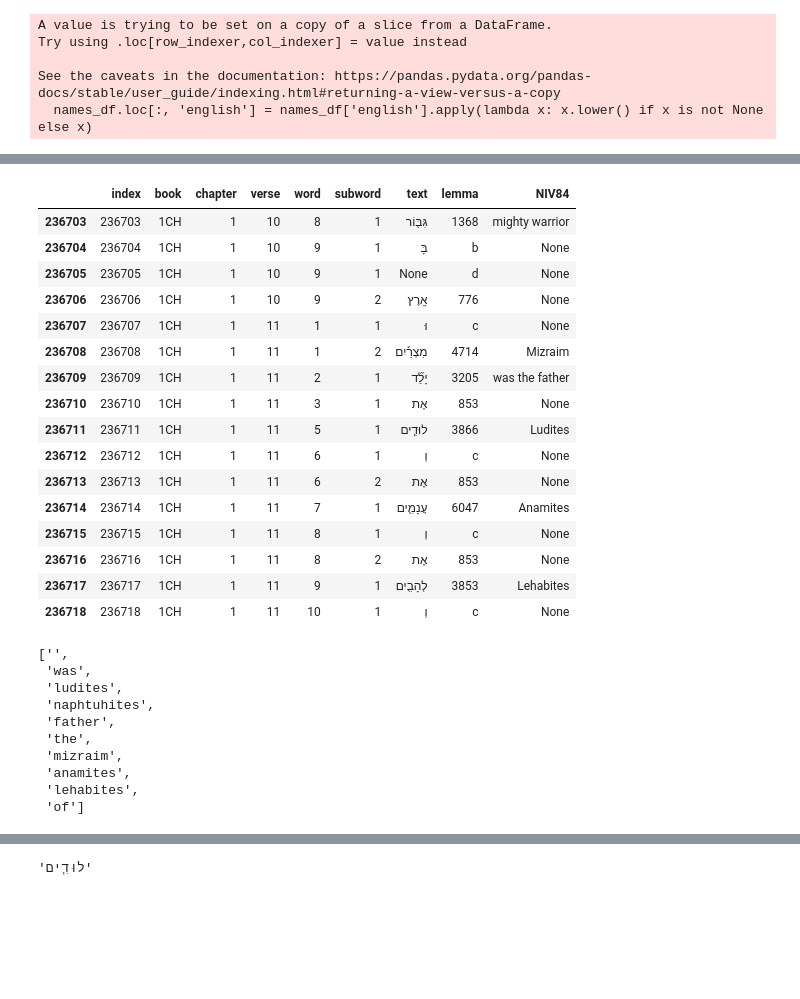
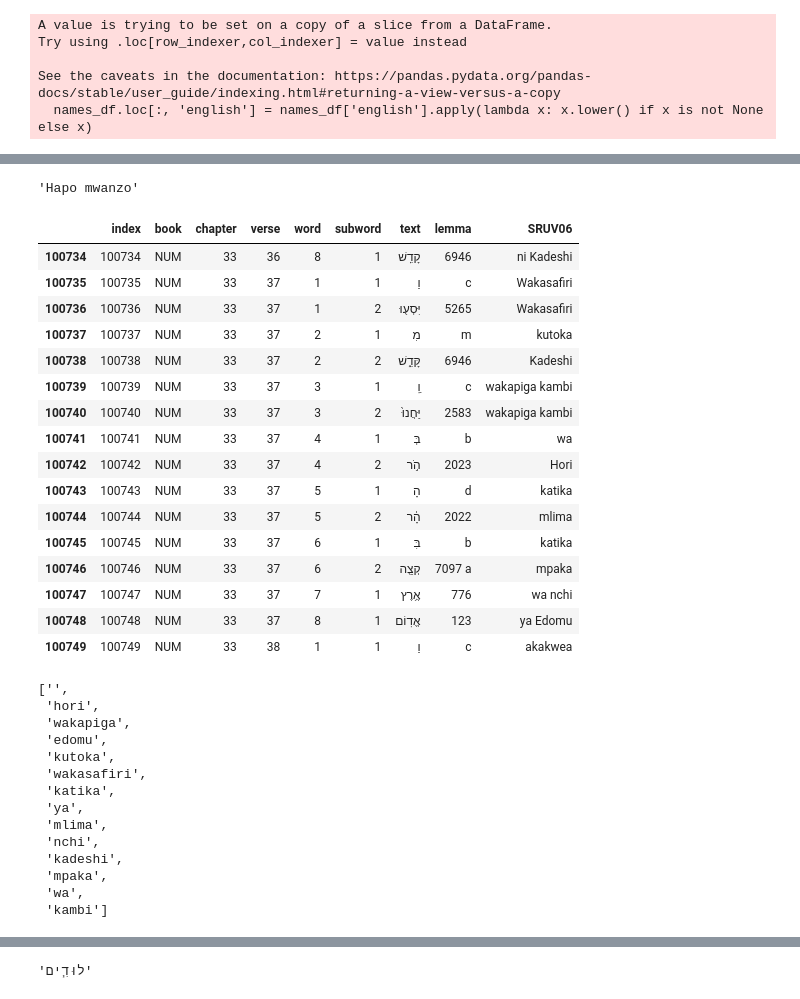
Before and after one commit to sil-ai/aqua-api, a Jupyter notebook: pipelines/scripts/word_alignment/Name alignment test.ipynb, the cells around one changed output, grey strips where cells are left out. Saved outputs shown, nothing was run; the diff lists cells and outputs as text; code cells hidden in the pictures; blank space fills up the shorter version.

```diff
--- a/pipelines/scripts/word_alignment/Name alignment test.ipynb
+++ b/pipelines/scripts/word_alignment/Name alignment test.ipynb
@@ -171,52 +160,62 @@ Counter({True: 19933, False: 970, 'multiple words': 113})
 KeyboardInterrupt:
+# %%
+index = 0
+gold_data.loc[index, gold_data_col]
+# %% [output]
+'Hapo mwanzo'
 # %%
-line = 236711
+line = 100742
 # %%
-gold_data.iloc[line-8: line+8, [0, 1, 2, 3, 4, 5, 10,11, 32]]
+gold_data.iloc[line-8: line+8, [0, 1, 2, 3, 4, 5, 10,11, 38
+                               ]]
 # %% [output]
-|  | index | book | chapter | verse | word | subword | text | lemma | NIV84 |
-| 236703 | 236703 | 1CH | 1 | 10 | 8 | 1 | גִּבּ֖וֹר | 1368 | mighty warrior |
-| 236704 | 236704 | 1CH | 1 | 10 | 9 | 1 | בָּ | b | None |
-| 236705 | 236705 | 1CH | 1 | 10 | 9 | 1 | None | d | None |
-| 236706 | 236706 | 1CH | 1 | 10 | 9 | 2 | אָֽרֶץ | 776 | None |
-| 236707 | 236707 | 1CH | 1 | 11 | 1 | 1 | וּ | c | None |
-| 236708 | 236708 | 1CH | 1 | 11 | 1 | 2 | מִצְרַ֡יִם | 4714 | Mizraim |
-| 236709 | 236709 | 1CH | 1 | 11 | 2 | 1 | יָלַ֞ד | 3205 | was the father |
-| 236710 | 236710 | 1CH | 1 | 11 | 3 | 1 | אֶת | 853 | None |
-| 236711 | 236711 | 1CH | 1 | 11 | 5 | 1 | לוּדִ֧ים | 3866 | Ludites |
-| 236712 | 236712 | 1CH | 1 | 11 | 6 | 1 | וְ | c | None |
-| 236713 | 236713 | 1CH | 1 | 11 | 6 | 2 | אֶת | 853 | None |
-| 236714 | 236714 | 1CH | 1 | 11 | 7 | 1 | עֲנָמִ֛ים | 6047 | Anamites |
-| 236715 | 236715 | 1CH | 1 | 11 | 8 | 1 | וְ | c | None |
-| 236716 | 236716 | 1CH | 1 | 11 | 8 | 2 | אֶת | 853 | None |
-| 236717 | 236717 | 1CH | 1 | 11 | 9 | 1 | לְהָבִ֖ים | 3853 | Lehabites |
-| 236718 | 236718 | 1CH | 1 | 11 | 10 | 1 | וְ | c | None |
+|  | index | book | chapter | verse | word | subword | text | lemma | SRUV06 |
+| 100734 | 100734 | NUM | 33 | 36 | 8 | 1 | קָדֵֽשׁ | 6946 | ni Kadeshi |
+| 100735 | 100735 | NUM | 33 | 37 | 1 | 1 | וַ | c | Wakasafiri |
+| 100736 | 100736 | NUM | 33 | 37 | 1 | 2 | יִּסְע֖וּ | 5265 | Wakasafiri |
+| 100737 | 100737 | NUM | 33 | 37 | 2 | 1 | מִ | m | kutoka |
+| 100738 | 100738 | NUM | 33 | 37 | 2 | 2 | קָּדֵ֑שׁ | 6946 | Kadeshi |
+| 100739 | 100739 | NUM | 33 | 37 | 3 | 1 | וַֽ | c | wakapiga kambi |
+| 100740 | 100740 | NUM | 33 | 37 | 3 | 2 | יַּחֲנוּ֙ | 2583 | wakapiga kambi |
+| 100741 | 100741 | NUM | 33 | 37 | 4 | 1 | בְּ | b | wa |
+| 100742 | 100742 | NUM | 33 | 37 | 4 | 2 | הֹ֣ר | 2023 | Hori |
+| 100743 | 100743 | NUM | 33 | 37 | 5 | 1 | הָ | d | katika |
+| 100744 | 100744 | NUM | 33 | 37 | 5 | 2 | הָ֔ר | 2022 | mlima |
+| 100745 | 100745 | NUM | 33 | 37 | 6 | 1 | בִּ | b | katika |
+| 100746 | 100746 | NUM | 33 | 37 | 6 | 2 | קְצֵ֖ה | 7097 a | mpaka |
+| 100747 | 100747 | NUM | 33 | 37 | 7 | 1 | אֶ֥רֶץ | 776 | wa nchi |
+| 100748 | 100748 | NUM | 33 | 37 | 8 | 1 | אֱדֽוֹם | 123 | ya Edomu |
+| 100749 | 100749 | NUM | 33 | 38 | 1 | 1 | וַ | c | akakwea |
 # %%
-word = bible_df.loc[line, ['text']].values[0]
+word = bible_df.loc[line, ['text']].values[0][0]
 hebrew_source_normalized = normalize_word(word)
-book = bible_df.loc[line, ['book']].values[0]
-chapter = bible_df.loc[line, ['chapter']].values[0]
-verse = bible_df.loc[line, ['verse']].values[0]
+book = bible_df.loc[line, ['book']].values[0][0]
+chapter = bible_df.loc[line, ['chapter']].values[0][0]
+verse = bible_df.loc[line, ['verse']].values[0][0]
 ref = f'{book} {chapter}:{verse}\n'
 vref_index = vref_data.index(ref)
 
 def normalize_word(word):
     return re.sub("[^\w\s]", "", word.lower()) if word else ''
 
-candidate_words = set(NIV84_df.loc[vref_index, 'words']) if vref_index in NIV84_df.index else set([])
+candidate_words = set(ref_trans_df.loc[vref_index, 'words']) if vref_index in ref_trans_df.index else set([])
 candidate_words = [word.lower().split("ʼ")[0] for word in candidate_words if word is not None]
 candidate_words
 # %% [output]
 ['',
- 'was',
- 'ludites',
- 'naphtuhites',
- 'father',
- 'the',
- 'mizraim',
- 'anamites',
- 'lehabites',
- 'of']
+ 'hori',
+ 'wakapiga',
+ 'edomu',
+ 'kutoka',
+ 'wakasafiri',
+ 'katika',
+ 'ya',
+ 'mlima',
+ 'nchi',
+ 'kadeshi',
+ 'mpaka',
+ 'wa',
+ 'kambi']
 # %%
 vref_index
 # %% [output]
```
Also changed, not shown: parts of 28 cells of this notebook, 3 other files.
